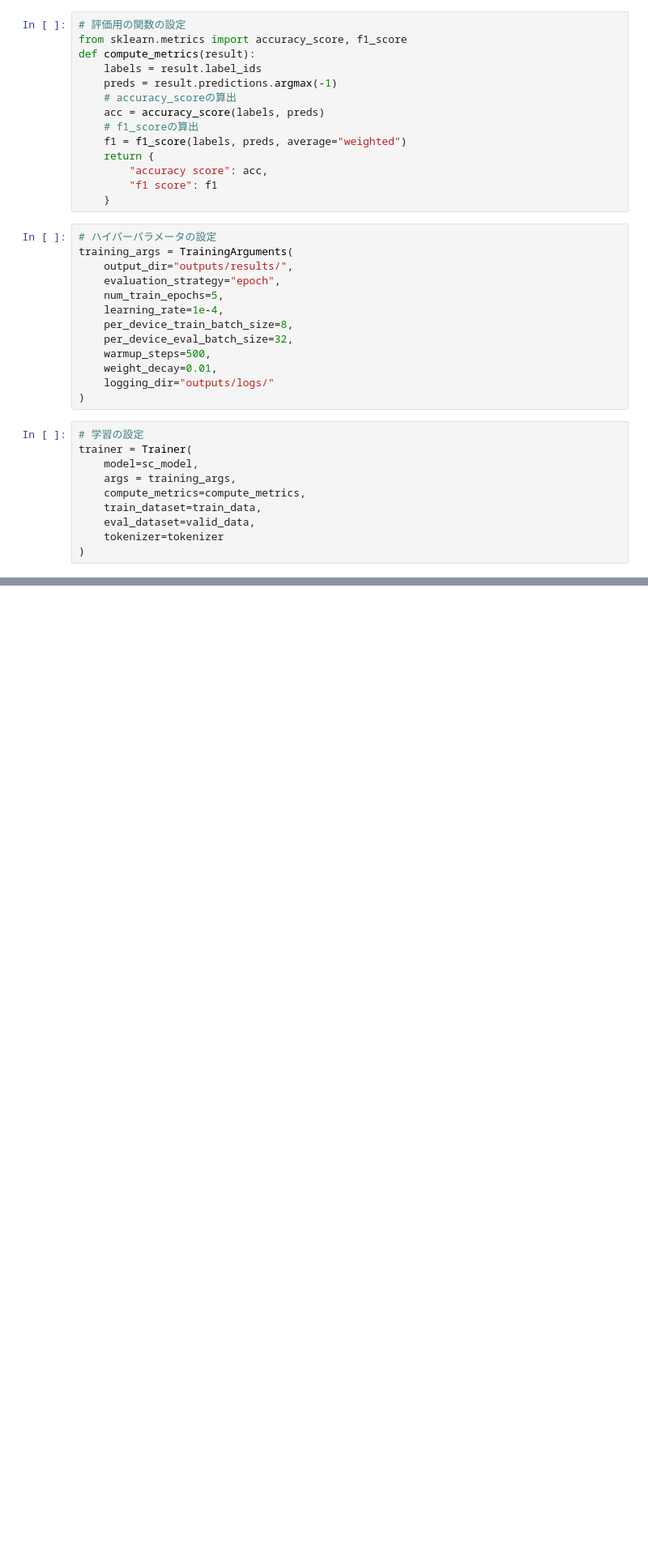
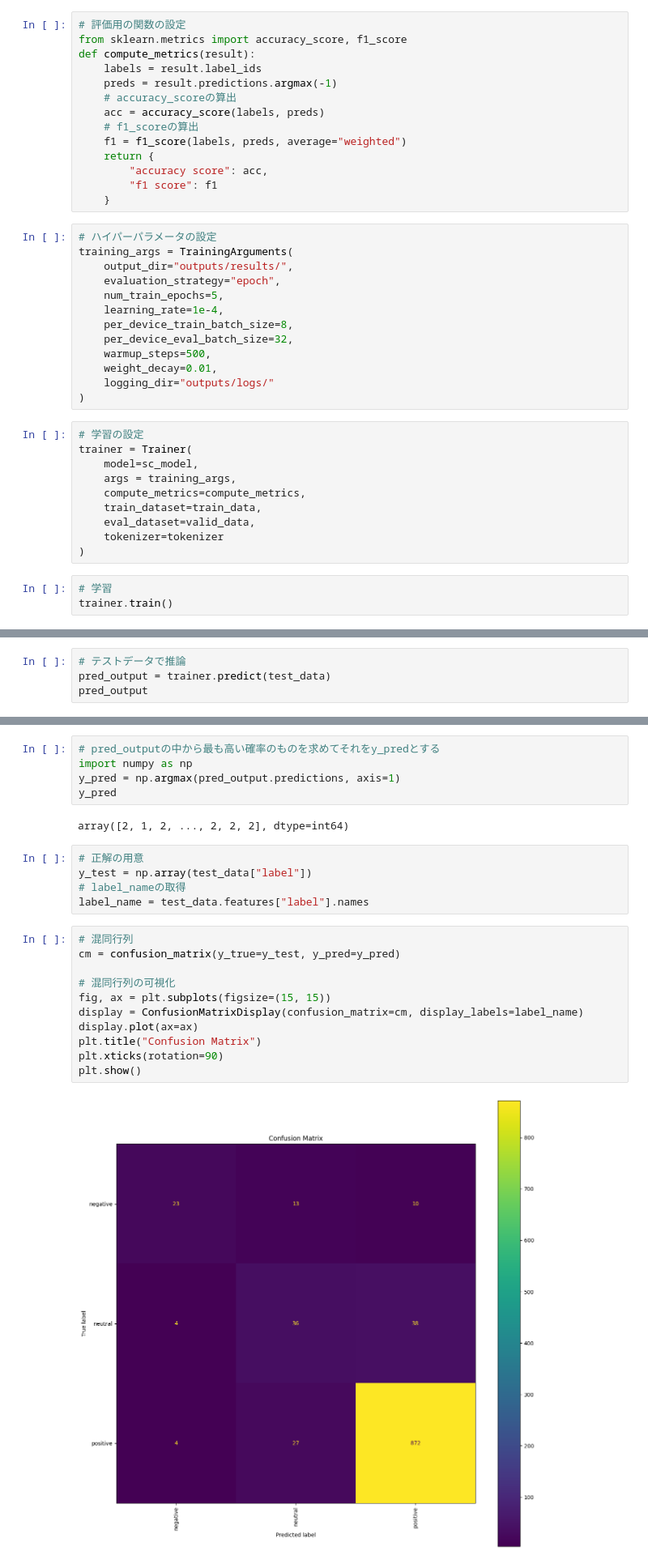
Before and after one commit to gan0606/amazon_musical, a Jupyter notebook: 02_modeling.ipynb, the cells around one changed output, grey strips where cells are left out. Shown: that part at 81% size. Saved outputs shown, nothing was run; the diff lists cells and outputs as text; blank space fills up the shorter version.

```diff
--- a/02_modeling.ipynb
+++ b/02_modeling.ipynb
@@ -164,3 +164,6 @@ trainer = Trainer(
     eval_dataset=valid_data,
     tokenizer=tokenizer
 )
+# %%
+# 学習
+trainer.train()
@@ -166,0 +199,4 @@ trainer = Trainer(
+# %%
+# テストデータで推論
+pred_output = trainer.predict(test_data)
+pred_output
@@ -166,0 +213,25 @@ trainer = Trainer(
+# %%
+# pred_outputの中から最も高い確率のものを求めてそれをy_predとする
+import numpy as np
+y_pred = np.argmax(pred_output.predictions, axis=1)
+y_pred
+# %% [output]
+array([2, 1, 2, ..., 2, 2, 2], dtype=int64)
+# %%
+# 正解の用意
+y_test = np.array(test_data["label"])
+# label_nameの取得
+label_name = test_data.features["label"].names
+# %%
+# 混同行列
+cm = confusion_matrix(y_true=y_test, y_pred=y_pred)
+
+# 混同行列の可視化
+fig, ax = plt.subplots(figsize=(15, 15))
+display = ConfusionMatrixDisplay(confusion_matrix=cm, display_labels=label_name)
+display.plot(ax=ax)
+plt.title("Confusion Matrix")
+plt.xticks(rotation=90)
+plt.show()
+# %% [output]
+[figure, added]
```
Also changed, not shown: parts of 8 cells of this notebook, 6 other files.
